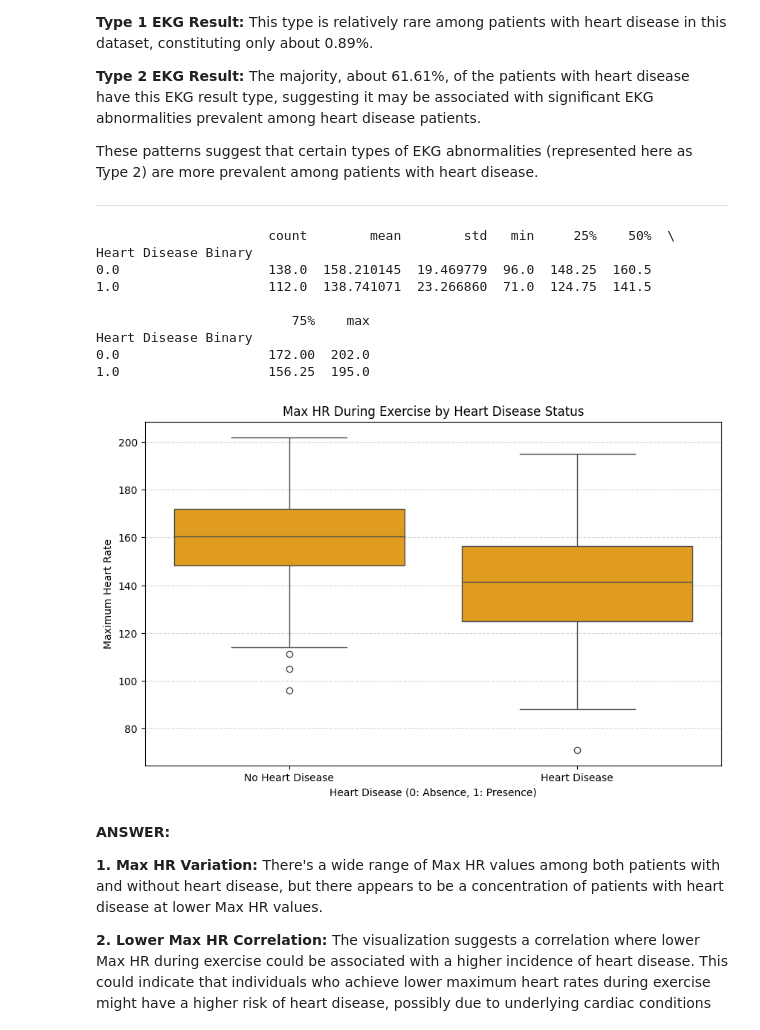
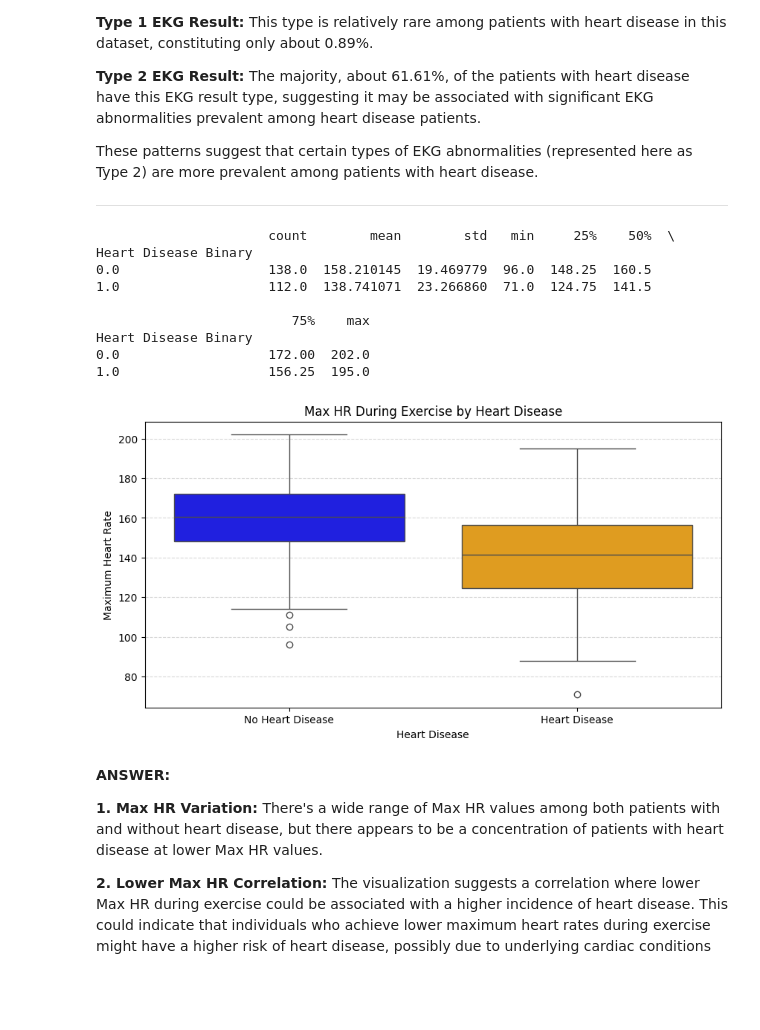
Before and after one commit to kyook17/BADM576, a Jupyter notebook: HW3_heart_disease_dataset_Kiwook_Song.ipynb, the cells around one changed output. Cells and saved outputs as stored; diff of their text form; code cells hidden in the pictures; blank space fills up the shorter version.

```diff
--- a/HW3_heart_disease_dataset_Kiwook_Song.ipynb
+++ b/HW3_heart_disease_dataset_Kiwook_Song.ipynb
@@ -355,27 +355,29 @@ These patterns suggest that certain types of EKG abnormalities (represented here
 # %%
 # 8. Exercise Impact on Heart Health: Assess the relationship between maximum heart rate during exercise (Max HR) and heart disease. Does lower max HR during exercise correlate with higher heart disease incidence?
 print(df_hr.groupby('Heart Disease Binary')['Max HR'].describe())
 
 # Visualization with Box Plot
-plt.figure(figsize=(10, 6))
-sns.boxplot(x='Heart Disease Binary', y='Max HR', data=df_hr, color='orange')
-plt.title('Max HR During Exercise by Heart Disease Status')
-plt.xlabel('Heart Disease (0: Absence, 1: Presence)')
+plt.figure(figsize=(10, 5))
+sns.boxplot(x='Heart Disease Binary', y='Max HR', data=df_hr,
+            hue='Heart Disease Binary',
+            palette={0: 'blue', 1: 'orange'}, legend=False)
+plt.title('Max HR During Exercise by Heart Disease')
+plt.xlabel('Heart Disease')
 plt.ylabel('Maximum Heart Rate')
 plt.xticks([0, 1], ['No Heart Disease', 'Heart Disease'])
 plt.grid(axis='y', linestyle='--', alpha=0.5)
 plt.show()
 # %% [output]
                       count        mean        std   min     25%    50%  \
 Heart Disease Binary
 0.0                   138.0  158.210145  19.469779  96.0  148.25  160.5
 1.0                   112.0  138.741071  23.266860  71.0  124.75  141.5
 
                          75%    max
 Heart Disease Binary
 0.0                   172.00  202.0
 1.0                   156.25  195.0
-[figure, old version]
+[figure, new version]
 # %% [markdown]
 **ANSWER:**
 
```
Also changed, not shown: parts of 2 cells of this notebook.
